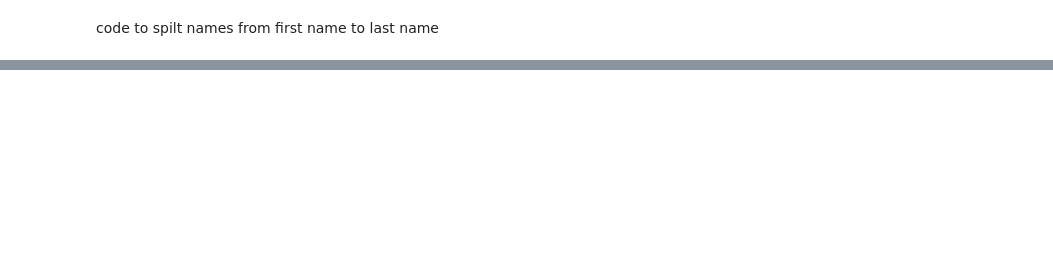
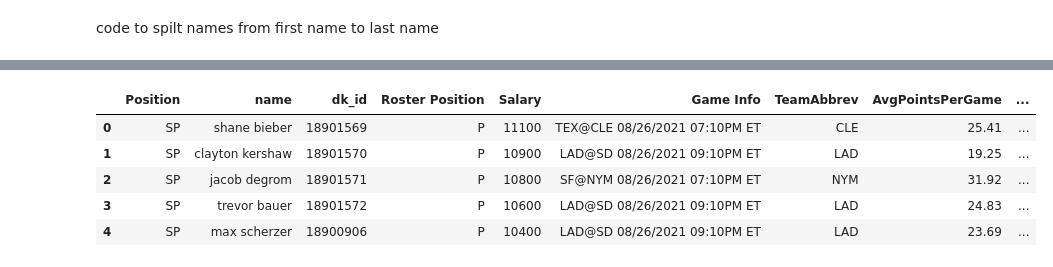
Before and after one commit to mattjax16/DFS_data_analysis, a Jupyter notebook: postgres_files/postgres_data_nb.ipynb, the cells around one changed output, grey strips where cells are left out. Drawn from its saved outputs; the diff is of its cells as text; code cells hidden in the pictures; blank space fills up the shorter version.

```diff
--- a/postgres_files/postgres_data_nb.ipynb
+++ b/postgres_files/postgres_data_nb.ipynb
@@ -262,0 +271,11 @@ dk_df.head()
+# %%
+dk_df.rename(columns={'Name':'name'})
+dk_df['name'] = dk_df['name'].str.lower()
+dk_df.head()
+# %% [output]
+|  | Position | name | dk_id | Roster Position | Salary | Game Info | TeamAbbrev | AvgPointsPerGame | ... |
+| 0 | SP | shane bieber | 18901569 | P | 11100 | TEX@CLE 08/26/2021 07:10PM ET | CLE | 25.41 | ... |
+| 1 | SP | clayton kershaw | 18901570 | P | 10900 | LAD@SD 08/26/2021 09:10PM ET | LAD | 19.25 | ... |
+| 2 | SP | jacob degrom | 18901571 | P | 10800 | SF@NYM 08/26/2021 07:10PM ET | NYM | 31.92 | ... |
+| 3 | SP | trevor bauer | 18901572 | P | 10600 | LAD@SD 08/26/2021 09:10PM ET | LAD | 24.83 | ... |
+| 4 | SP | max scherzer | 18900906 | P | 10400 | LAD@SD 08/26/2021 09:10PM ET | LAD | 23.69 | ... |
```
Also changed, not shown: parts of 23 cells of this notebook, 6 other files.
